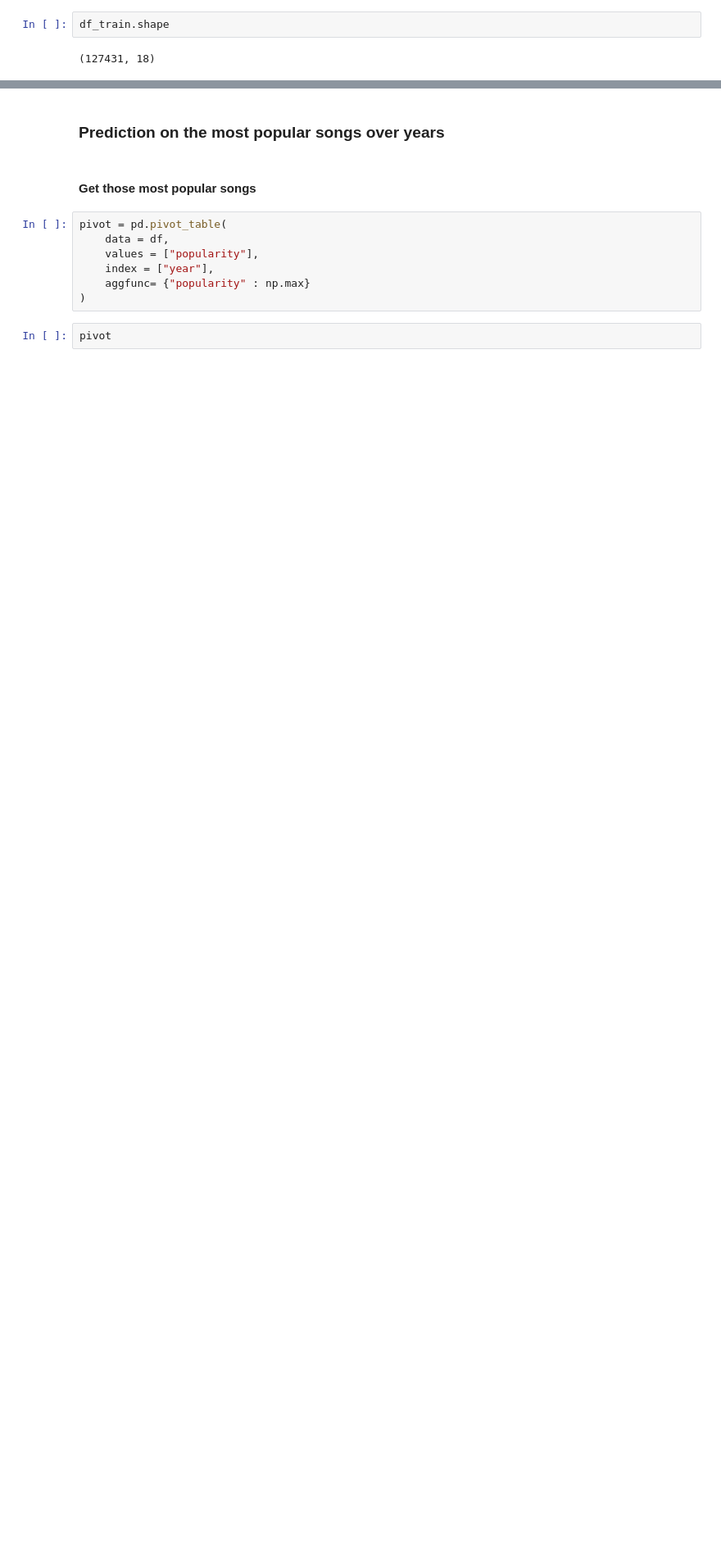
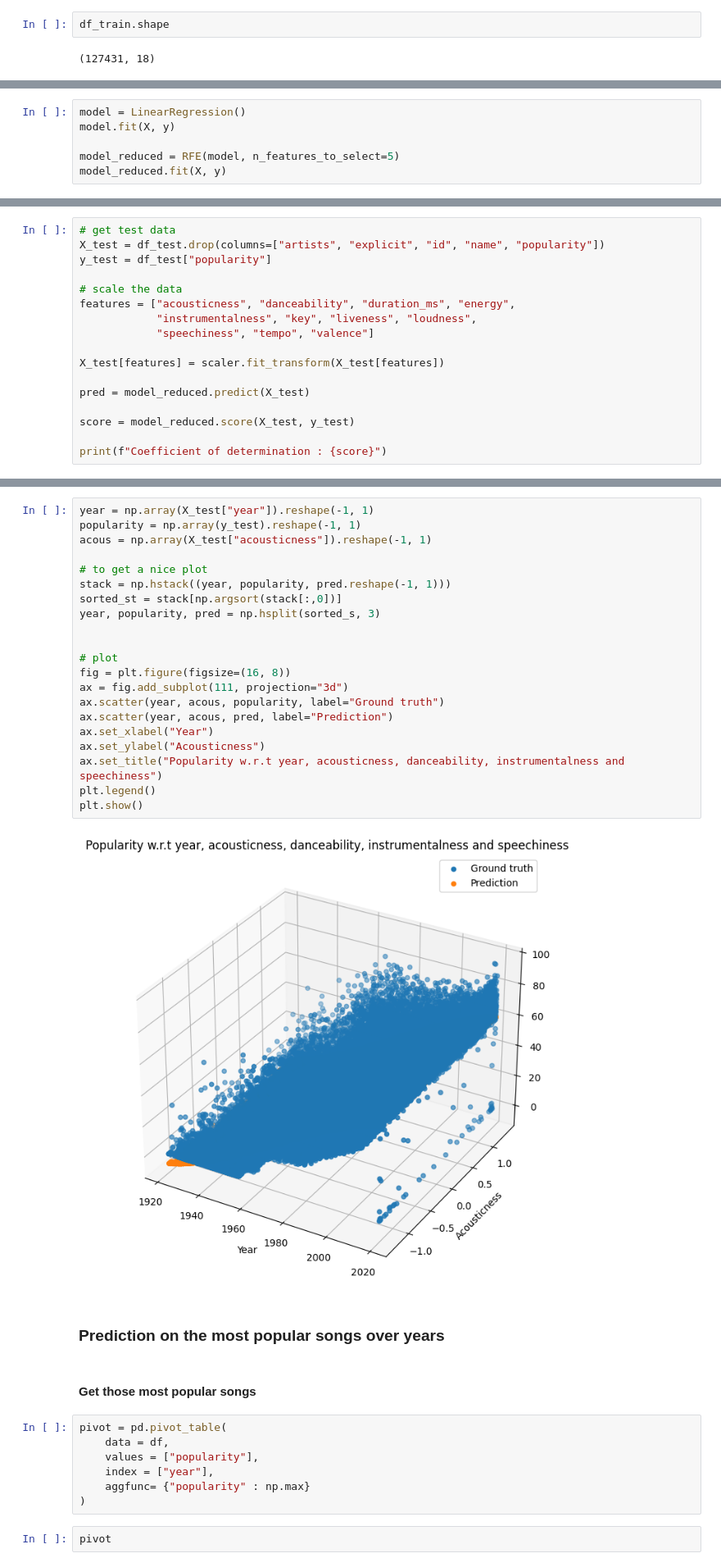
Before and after one commit to Manuela-AYO/DAProject2022, a Jupyter notebook: spotifyAnalysis.ipynb, the cells around one changed output, grey strips where cells are left out. Shown at 82% size. Cells and saved outputs as stored; diff of their text form; blank space fills up the shorter version.

```diff
--- a/spotifyAnalysis.ipynb
+++ b/spotifyAnalysis.ipynb
@@ -816,0 +933,6 @@ Also, we see that the coefficients of the regressor are not large. So, it's not
+# %%
+model = LinearRegression()
+model.fit(X, y)
+
+model_reduced = RFE(model, n_features_to_select=5)
+model_reduced.fit(X, y)
@@ -816,0 +951,17 @@ Also, we see that the coefficients of the regressor are not large. So, it's not
+# %%
+# get test data
+X_test = df_test.drop(columns=["artists", "explicit", "id", "name", "popularity"])
+y_test = df_test["popularity"]
+
+# scale the data
+features = ["acousticness", "danceability", "duration_ms", "energy",
+            "instrumentalness", "key", "liveness", "loudness",
+            "speechiness", "tempo", "valence"]
+
+X_test[features] = scaler.fit_transform(X_test[features])
+
+pred = model_reduced.predict(X_test)
+
+score = model_reduced.score(X_test, y_test)
+
+print(f"Coefficient of determination : {score}")
@@ -817,3 +970,26 @@ Also, we see that the coefficients of the regressor are not large. So, it's not
+# %%
+year = np.array(X_test["year"]).reshape(-1, 1)
+popularity = np.array(y_test).reshape(-1, 1)
+acous = np.array(X_test["acousticness"]).reshape(-1, 1)
+
+# to get a nice plot
+stack = np.hstack((year, popularity, pred.reshape(-1, 1)))
+sorted_st = stack[np.argsort(stack[:,0])]
+year, popularity, pred = np.hsplit(sorted_s, 3)
+
+
+# plot
+fig = plt.figure(figsize=(16, 8))
+ax = fig.add_subplot(111, projection="3d")
+ax.scatter(year, acous, popularity, label="Ground truth")
+ax.scatter(year, acous, pred, label="Prediction")
+ax.set_xlabel("Year")
+ax.set_ylabel("Acousticness")
+ax.set_title("Popularity w.r.t year, acousticness, danceability, instrumentalness and speechiness")
+plt.legend()
+plt.show()
+# %% [output]
+[figure, added]
 # %% [markdown]
 ### Prediction on the most popular songs over years
 # %% [markdown]
```
Also changed, not shown: parts of 27 cells of this notebook.
